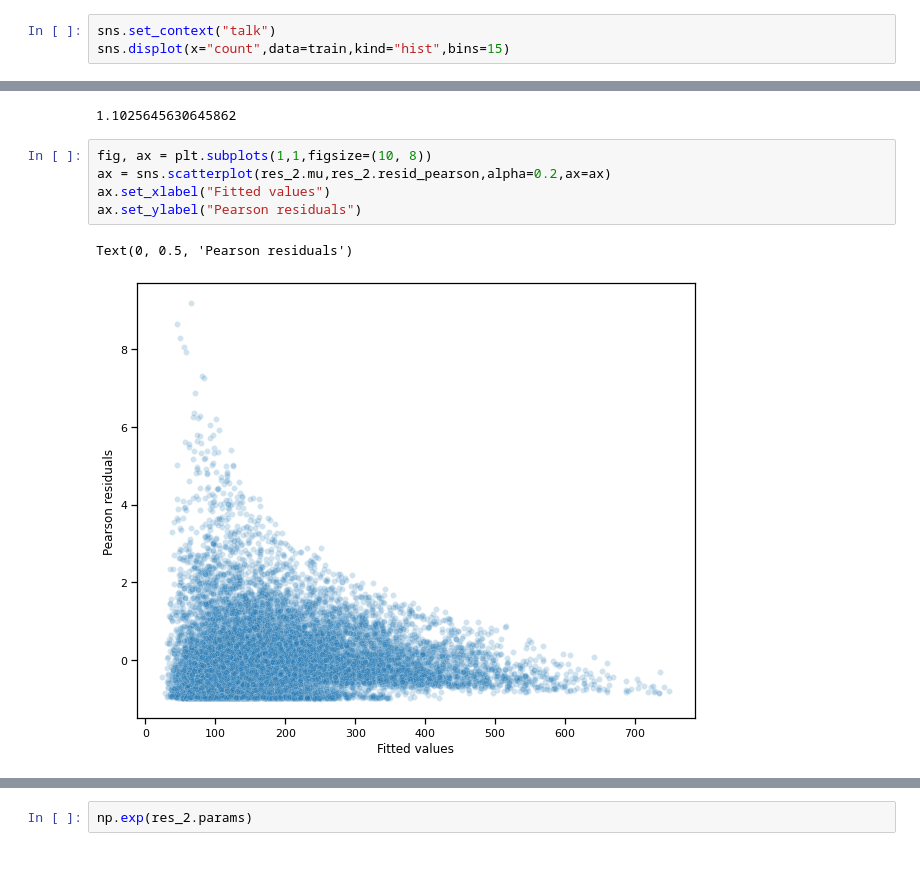
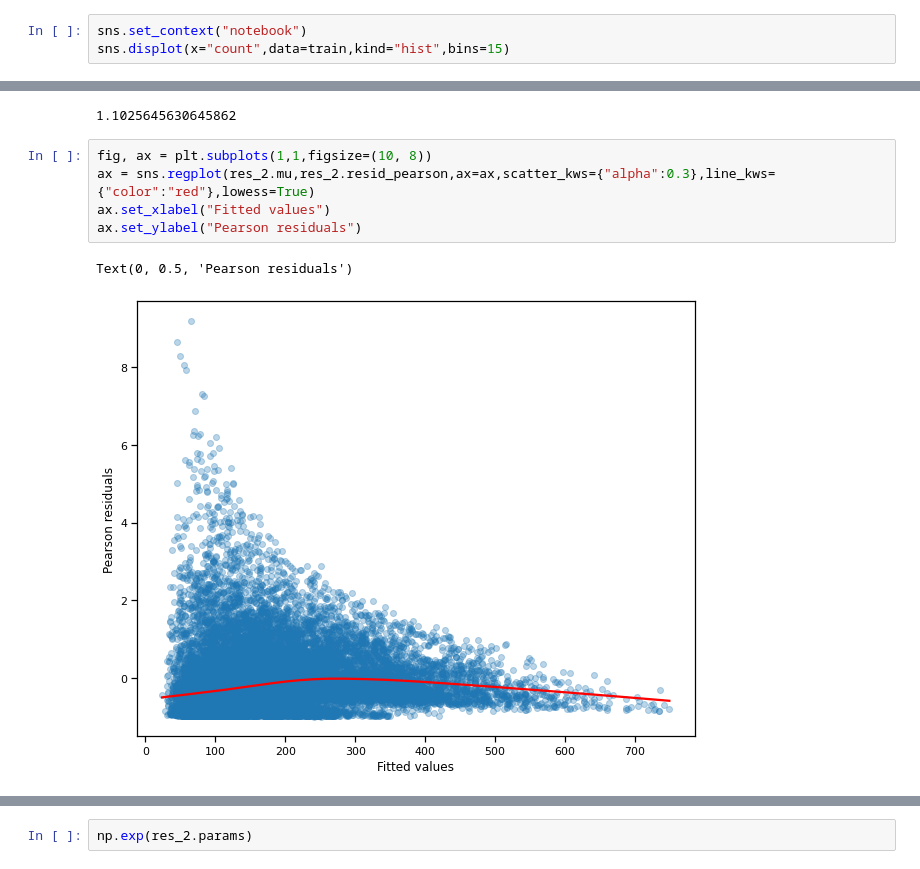
Before and after one commit to dovmar/RA, a Jupyter notebook: Lab2/Gataveckas_Gaulia_Martinkus_laboratorinio_2_kodas_Python_DM_2gr.ipynb, the cells around one changed output, grey strips where cells are left out. Drawn from its saved outputs; the diff is of its cells as text.

```diff
--- a/Lab2/Untitled.ipynb
+++ b/Lab2/Gataveckas_Gaulia_Martinkus_laboratorinio_2_kodas_Python_DM_2gr.ipynb
@@ -23,5 +38,5 @@ test['weather'] = test.weather.astype('category')
 # %%
-sns.set_context("talk")
+sns.set_context("notebook")
 sns.displot(x="count",data=train,kind="hist",bins=15)
 # %% [output]
 <seaborn.axisgrid.FacetGrid at 0x...>
@@ -145,9 +134,9 @@ res_2.deviance / res_2.df_resid
 1.1025645630645862
 # %%
 fig, ax = plt.subplots(1,1,figsize=(10, 8))
-ax = sns.scatterplot(res_2.mu,res_2.resid_pearson,alpha=0.2,ax=ax)
+ax = sns.regplot(res_2.mu,res_2.resid_pearson,ax=ax,scatter_kws={"alpha":0.3},line_kws={"color":"red"},lowess=True)
 ax.set_xlabel("Fitted values")
 ax.set_ylabel("Pearson residuals")
 # %% [output]
 Text(0, 0.5, 'Pearson residuals')
-[figure, old version]
+[figure, new version]
```
Also changed, not shown: parts of 16 cells of this notebook, 1 other file.
